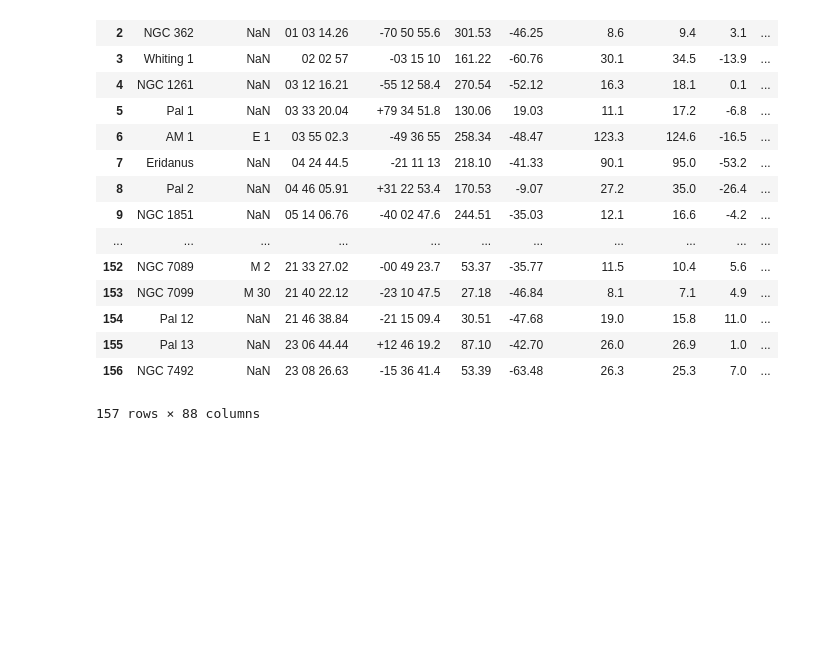
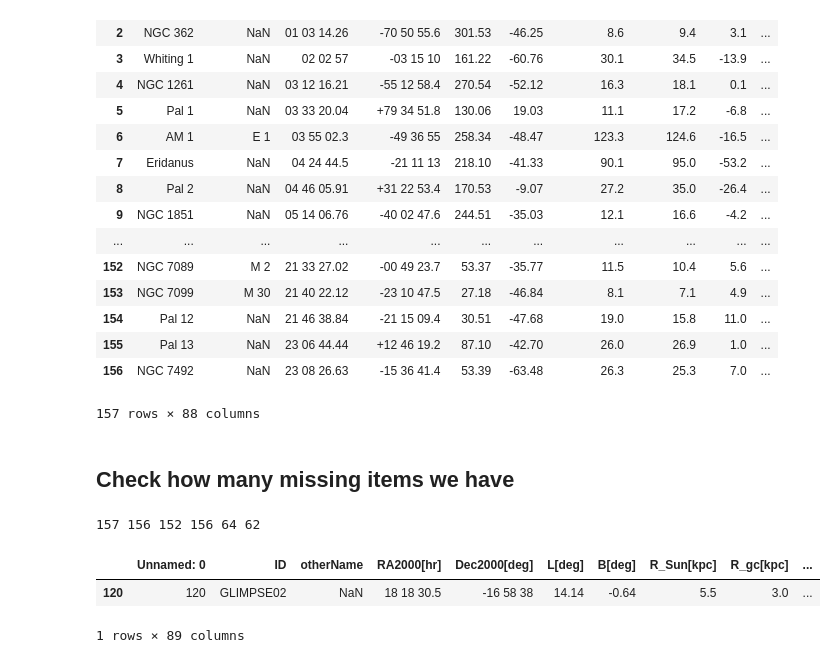
Before and after one commit to ageller/compileGCs, a Jupyter notebook: compileGCs.ipynb, the cells around one changed output. Cells and saved outputs as stored; diff of their text form; code cells hidden in the pictures; blank space fills up the shorter version.

```diff
--- a/compileGCs.ipynb
+++ b/compileGCs.ipynb
@@ -317,3 +317,5 @@ harrisPosPhotVel_MarinFranch_Milone_df
 # %%
 #write to csv
 harrisPosPhotVel_MarinFranch_Milone_df.to_csv('GCcompiled.csv')
+# %% [markdown]
+## Check how many missing items we have
@@ -319,0 +324,15 @@ harrisPosPhotVel_MarinFranch_Milone_df.to_csv('GCcompiled.csv')
+# %%
+hasMass = df.loc[~df['Mcl[MSun]'].isnull()]
+hasRhl = df.loc[~df['r_hl[arcmin]'].isnull()]
+hasRc = df.loc[~df['r_c[arcmin]'].isnull()]
+hasAge = df.loc[~df['G00_CG_Norm'].isnull()]
+hasSig = df.loc[~df['sig_v0[km/s]'].isnull()]
+print(len(df), len(hasMass), len(hasRhl), len(hasRc), len(hasAge), len(hasSig))
+# %% [output]
+157 156 152 156 64 62
+# %%
+df.loc[df['Mcl[MSun]'].isnull()]
+# %% [output]
+|  | Unnamed: 0 | ID | otherName | RA2000[hr] | Dec2000[deg] | L[deg] | B[deg] | R_Sun[kpc] | R_gc[kpc] | ... |
+| 120 | 120 | GLIMPSE02 | NaN | 18 18 30.5 | -16 58 38 | 14.14 | -0.64 | 5.5 | 3.0 | ... |
+1 rows × 89 columns
```
Also changed, not shown: parts of 4 cells of this notebook.
